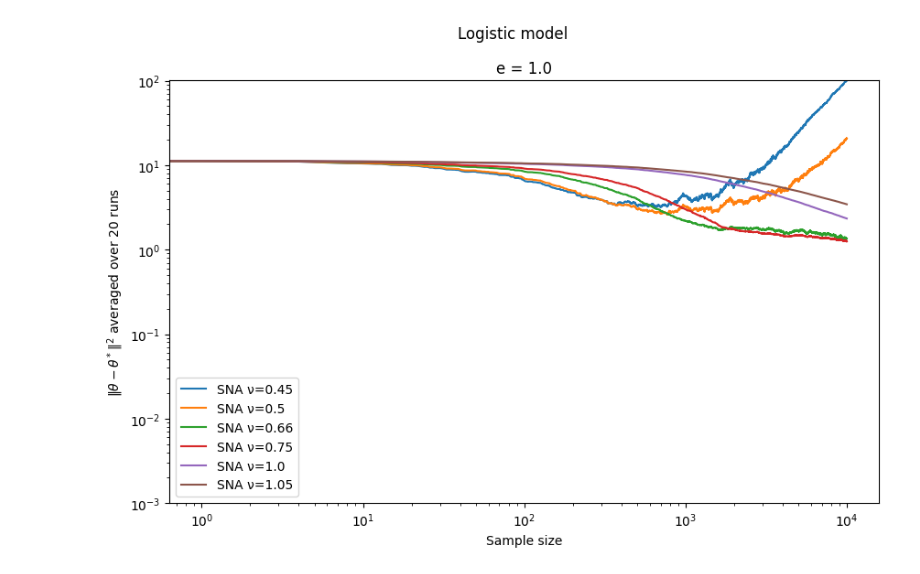
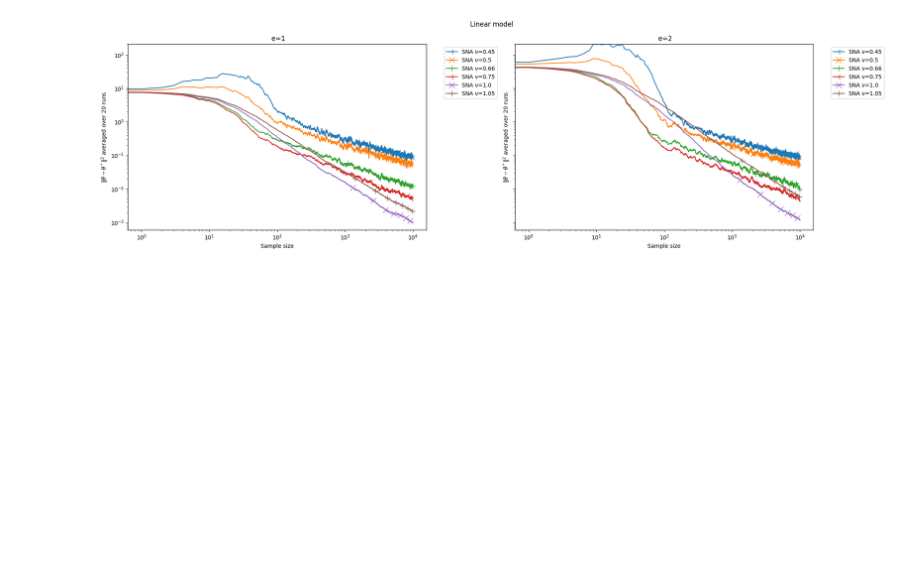
Before and after one commit to guillaume-salle/Optimisation_stochastique, a Jupyter notebook: simulation_SNA.ipynb, the cells around one changed output. Drawn from its saved outputs; the diff is of its cells as text; code cells hidden in the pictures; blank space fills up the shorter version.

```diff
--- a/simulation_SNA.ipynb
+++ b/simulation_SNA.ipynb
@@ -30,4 +18,5 @@ _, _ = simulation.run(plot=True)
 # %%
+simulation = simulation_linear_regression(optimizer_list=optimizer_list)
 simulation.run_multiple_datasets(N=N, n=n)
 # %% [output]
-[figure, old version]
+[figure, new version]
```
Also changed, not shown: parts of 11 cells of this notebook, 44 other files.
